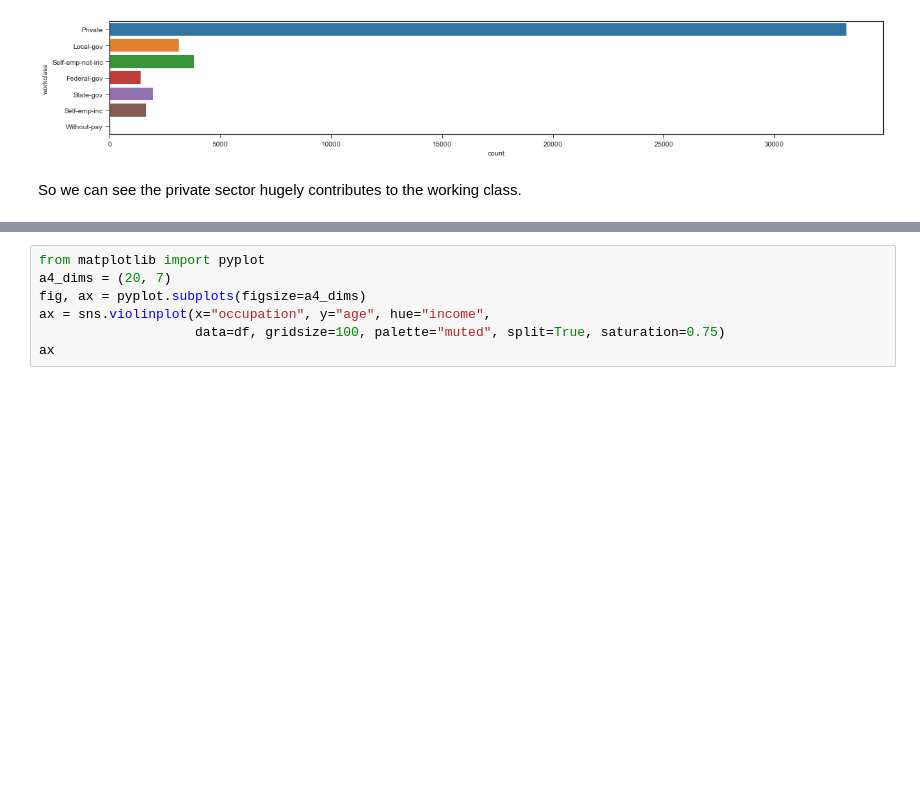
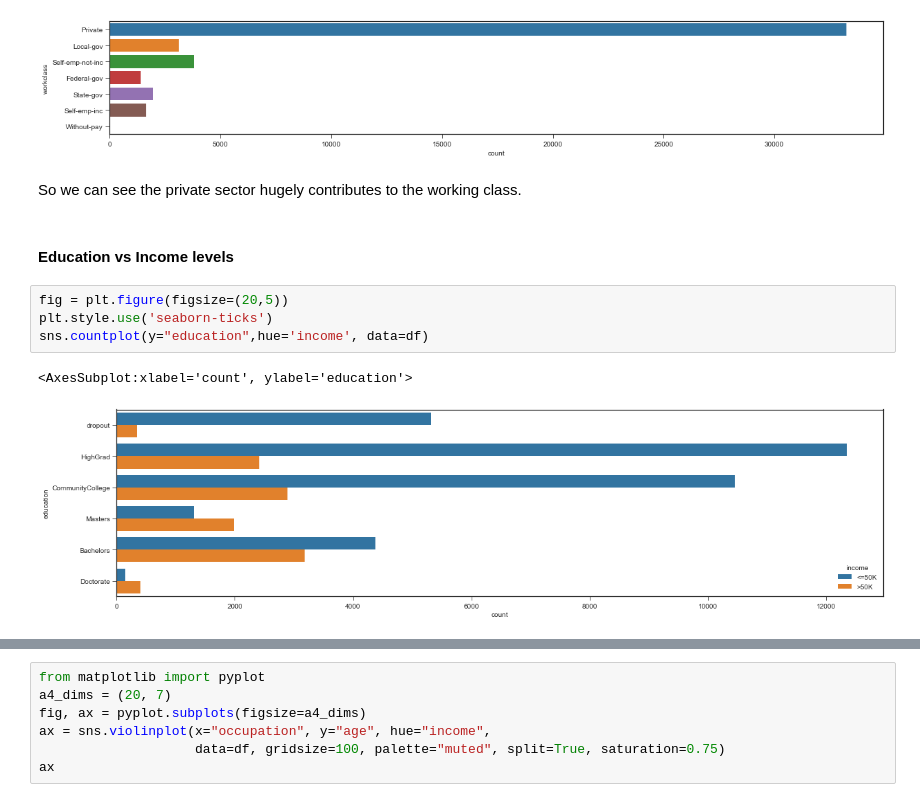
Before and after one commit to pritjee/Springboard, a Jupyter notebook: Adult income story.ipynb, the cells around one changed output, grey strips where cells are left out. Cells and saved outputs as stored; diff of their text form; blank space fills up the shorter version.

```diff
--- a/Adult income story.ipynb
+++ b/Adult income story.ipynb
@@ -295,3 +306,12 @@ sns.countplot(y="workclass", data=df)
 [figure]
 # %% [markdown]
 So we can see the private sector hugely contributes to the working class.
+# %% [markdown]
+#### Education vs Income levels
+# %%
+fig = plt.figure(figsize=(20,5))
+plt.style.use('seaborn-ticks')
+sns.countplot(y="education",hue='income', data=df)
+# %% [output]
+<AxesSubplot:xlabel='count', ylabel='education'>
+[figure, added]
```
Also changed, not shown: parts of 19 cells of this notebook.
